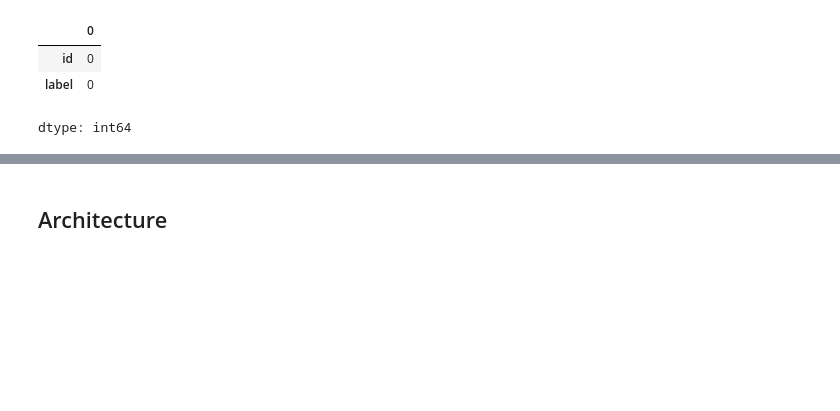
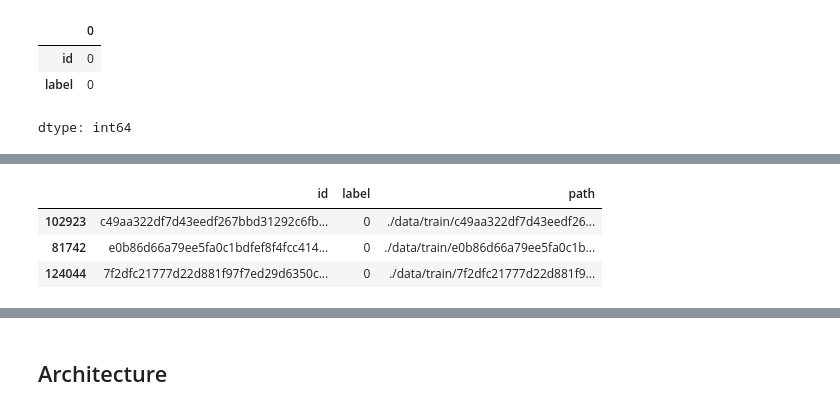
Before and after one commit to FleaBusyBeeBergs/dtsa5511-cnn-cancer-detection, a Jupyter notebook: cnn-cancer-detection.ipynb, the cells around one changed output, grey strips where cells are left out. Cells and saved outputs as stored; diff of their text form; code cells hidden in the pictures; blank space fills up the shorter version.

```diff
--- a/cnn-cancer-detection.ipynb
+++ b/cnn-cancer-detection.ipynb
@@ -89,0 +117,9 @@ plt.show()
+# %%
+# add column for image file path
+df_sample['path'] = df_sample['id'].apply(lambda x: os.path.join('./data/train', str(x) + '.tif'))
+df_sample.head(3)
+# %% [output]
+|  | id | label | path |
+| 102923 | c49aa322df7d43eedf267bbd31292c6fb... | 0 | ./data/train/c49aa322df7d43eedf26... |
+| 81742 | e0b86d66a79ee5fa0c1bdfef8f4fcc414... | 0 | ./data/train/e0b86d66a79ee5fa0c1b... |
+| 124044 | 7f2dfc21777d22d881f97f7ed29d6350c... | 0 | ./data/train/7f2dfc21777d22d881f9... |
```
Also changed, not shown: parts of 18 cells of this notebook.
